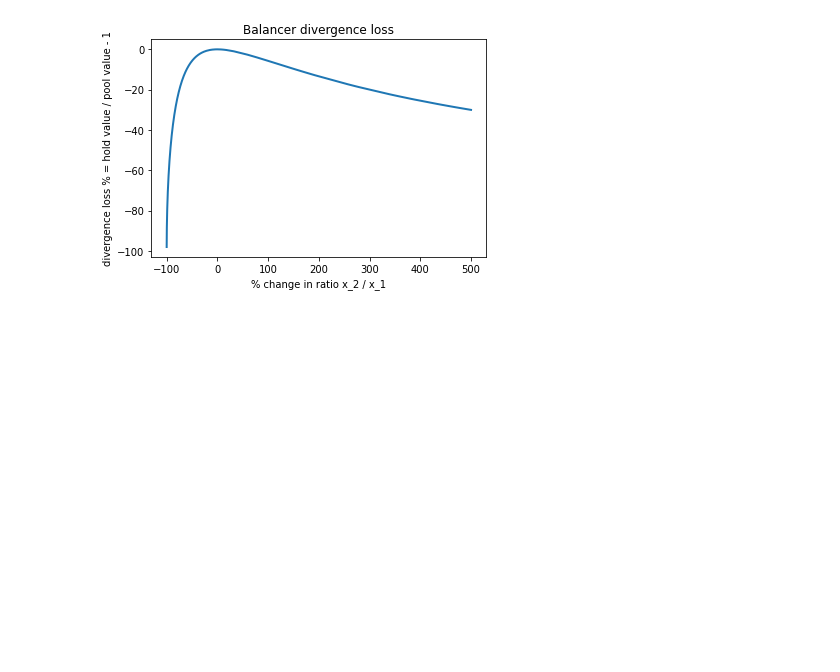
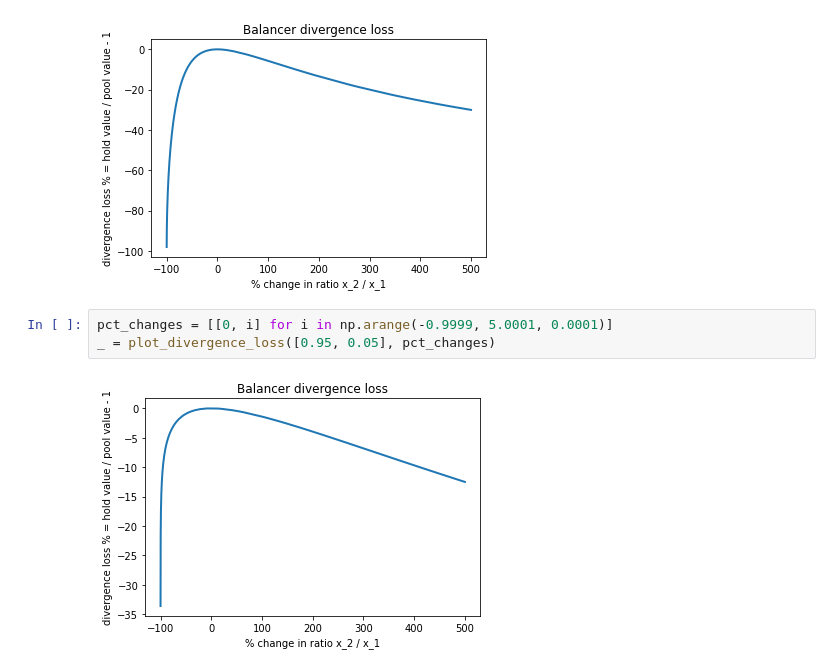
Before and after one commit to xujiahuayz/bondingcurves, a Jupyter notebook: notebooks/divergence-losses.ipynb, the cells around one changed output. Drawn from its saved outputs; the diff is of its cells as text; blank space fills up the shorter version.

Commit message:
[+] more balancer divergence loss curves

```diff
--- a/notebooks/divergence-losses.ipynb
+++ b/notebooks/divergence-losses.ipynb
@@ -32,3 +32,8 @@ pct_changes = [[0, i] for i in np.arange(-0.9999, 5.0001, 0.0001)]
 _ = plot_divergence_loss([0.5, 0.5], pct_changes)
 # %% [output]
 [figure]
+# %%
+pct_changes = [[0, i] for i in np.arange(-0.9999, 5.0001, 0.0001)]
+_ = plot_divergence_loss([0.95, 0.05], pct_changes)
+# %% [output]
+[figure, added]
```
Also changed, not shown: parts of 3 cells of this notebook.
